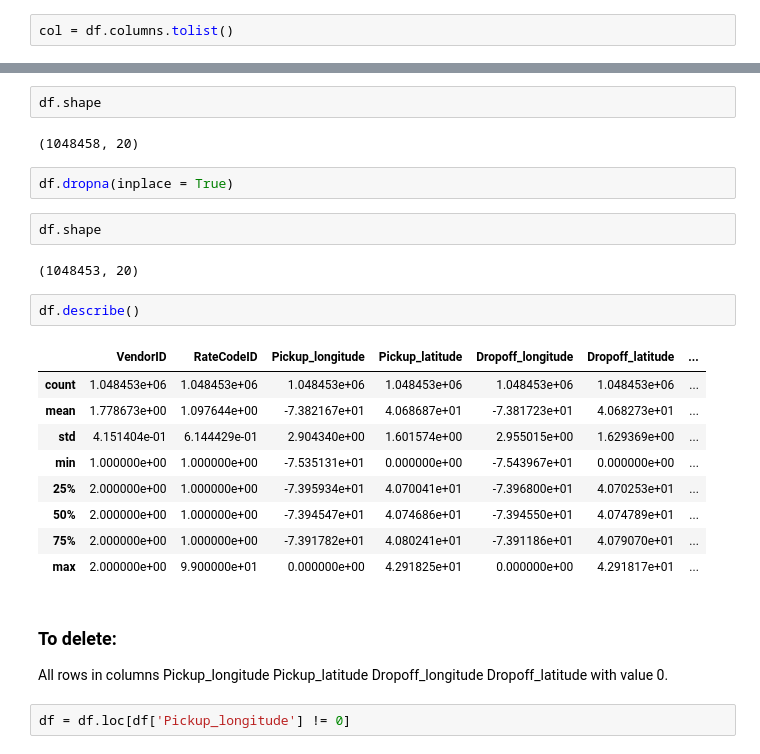
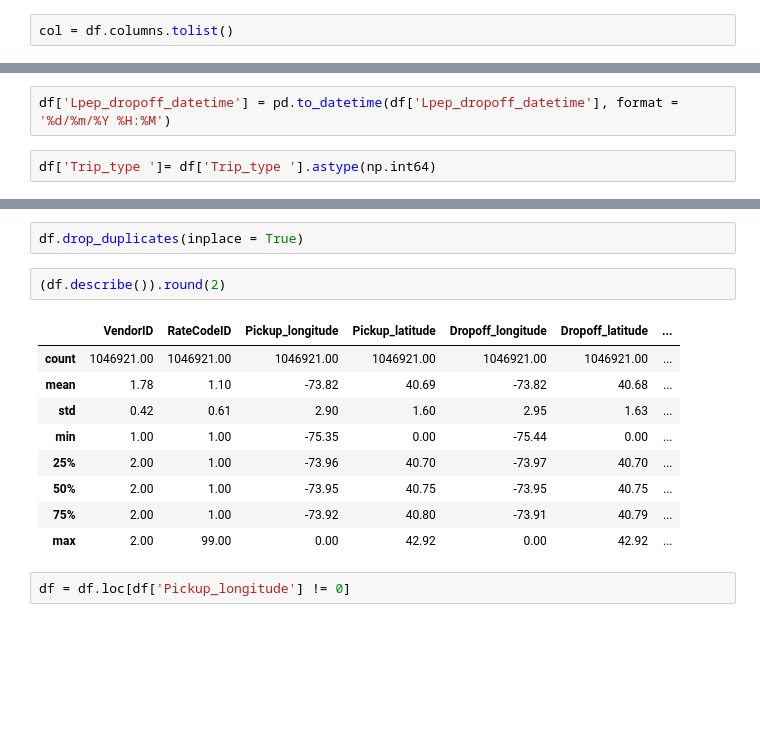
Before and after one commit to AlanItzep/JupyterGH, a Jupyter notebook: NYCTaxi.ipynb, the cells around one changed output, grey strips where cells are left out. Drawn from its saved outputs; the diff is of its cells as text; blank space fills up the shorter version.

```diff
--- a/NYCTaxi.ipynb
+++ b/NYCTaxi.ipynb
@@ -55,0 +111,4 @@ Trip_type : 5
+# %%
+df['Lpep_dropoff_datetime'] = pd.to_datetime(df['Lpep_dropoff_datetime'], format = '%d/%m/%Y %H:%M')
+# %%
+df['Trip_type ']= df['Trip_type '].astype(np.int64)
@@ -67,28 +183,17 @@ df = df.drop(['Ehail_fee'],axis=1)
-# %%
-df.shape
-# %% [output]
-(1048458, 20)
 # %%
-df.dropna(inplace = True)
+df.drop_duplicates(inplace = True)
-# %%
-df.shape
-# %% [output]
-(1048453, 20)
-# %%
-df.describe()
-# %% [output]
-|  | VendorID | RateCodeID | Pickup_longitude | Pickup_latitude | Dropoff_longitude | Dropoff_latitude | ... |
-| count | 1.048453e+06 | 1.048453e+06 | 1.048453e+06 | 1.048453e+06 | 1.048453e+06 | 1.048453e+06 | ... |
-| mean | 1.778673e+00 | 1.097644e+00 | -7.382167e+01 | 4.068687e+01 | -7.381723e+01 | 4.068273e+01 | ... |
-| std | 4.151404e-01 | 6.144429e-01 | 2.904340e+00 | 1.601574e+00 | 2.955015e+00 | 1.629369e+00 | ... |
-| min | 1.000000e+00 | 1.000000e+00 | -7.535131e+01 | 0.000000e+00 | -7.543967e+01 | 0.000000e+00 | ... |
-| 25% | 2.000000e+00 | 1.000000e+00 | -7.395934e+01 | 4.070041e+01 | -7.396800e+01 | 4.070253e+01 | ... |
-| 50% | 2.000000e+00 | 1.000000e+00 | -7.394547e+01 | 4.074686e+01 | -7.394550e+01 | 4.074789e+01 | ... |
-| 75% | 2.000000e+00 | 1.000000e+00 | -7.391782e+01 | 4.080241e+01 | -7.391186e+01 | 4.079070e+01 | ... |
-| max | 2.000000e+00 | 9.900000e+01 | 0.000000e+00 | 4.291825e+01 | 0.000000e+00 | 4.291817e+01 | ... |
-# %% [markdown]
-### To delete:
-All rows in columns Pickup_longitude Pickup_latitude  Dropoff_longitude Dropoff_latitude with value 0.
+# %%
+(df.describe()).round(2)
+# %% [output]
+|  | VendorID | RateCodeID | Pickup_longitude | Pickup_latitude | Dropoff_longitude | Dropoff_latitude | ... |
+| count | 1046921.00 | 1046921.00 | 1046921.00 | 1046921.00 | 1046921.00 | 1046921.00 | ... |
+| mean | 1.78 | 1.10 | -73.82 | 40.69 | -73.82 | 40.68 | ... |
+| std | 0.42 | 0.61 | 2.90 | 1.60 | 2.95 | 1.63 | ... |
+| min | 1.00 | 1.00 | -75.35 | 0.00 | -75.44 | 0.00 | ... |
+| 25% | 2.00 | 1.00 | -73.96 | 40.70 | -73.97 | 40.70 | ... |
+| 50% | 2.00 | 1.00 | -73.95 | 40.75 | -73.95 | 40.75 | ... |
+| 75% | 2.00 | 1.00 | -73.92 | 40.80 | -73.91 | 40.79 | ... |
+| max | 2.00 | 99.00 | 0.00 | 42.92 | 0.00 | 42.92 | ... |
 # %%
 df = df.loc[df['Pickup_longitude'] != 0]
 # %%
```
Also changed, not shown: parts of 50 cells of this notebook.
